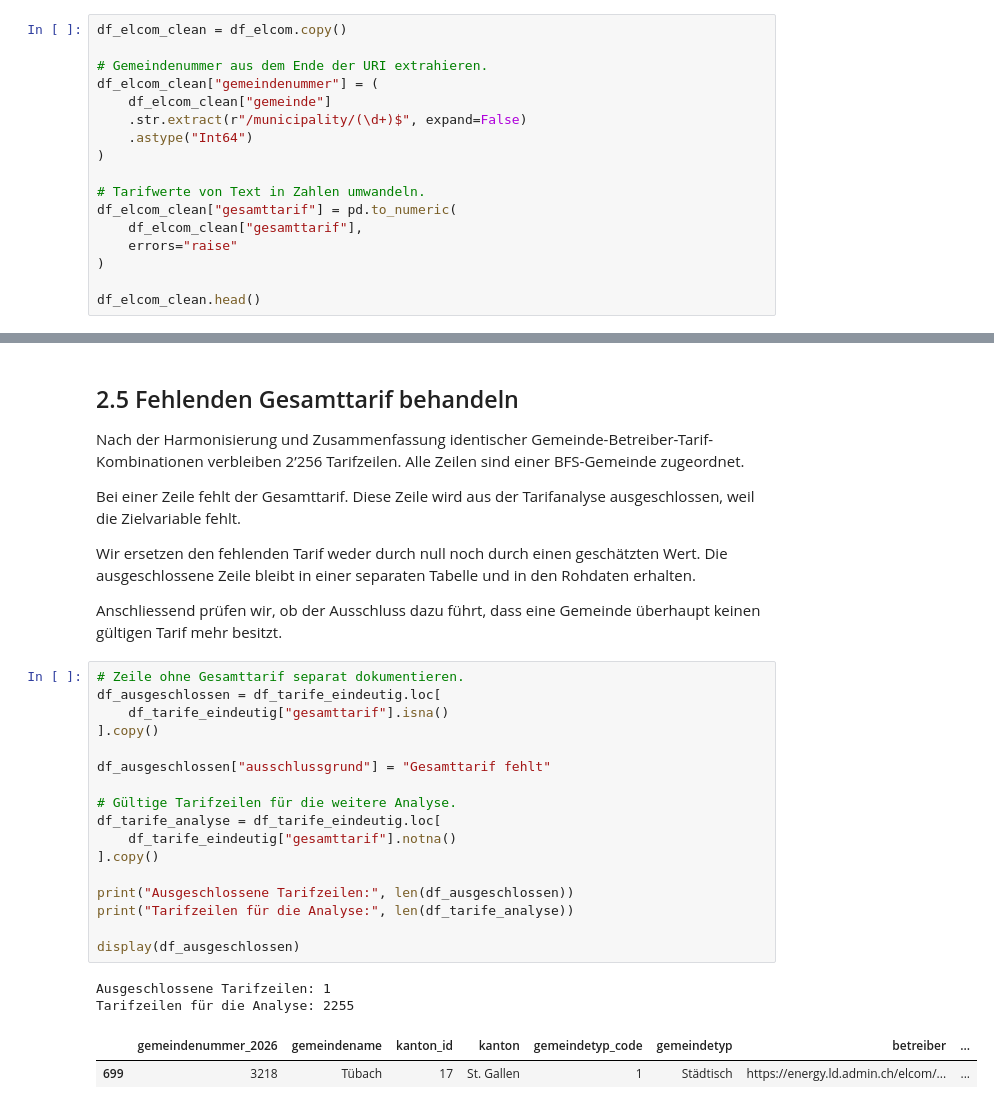
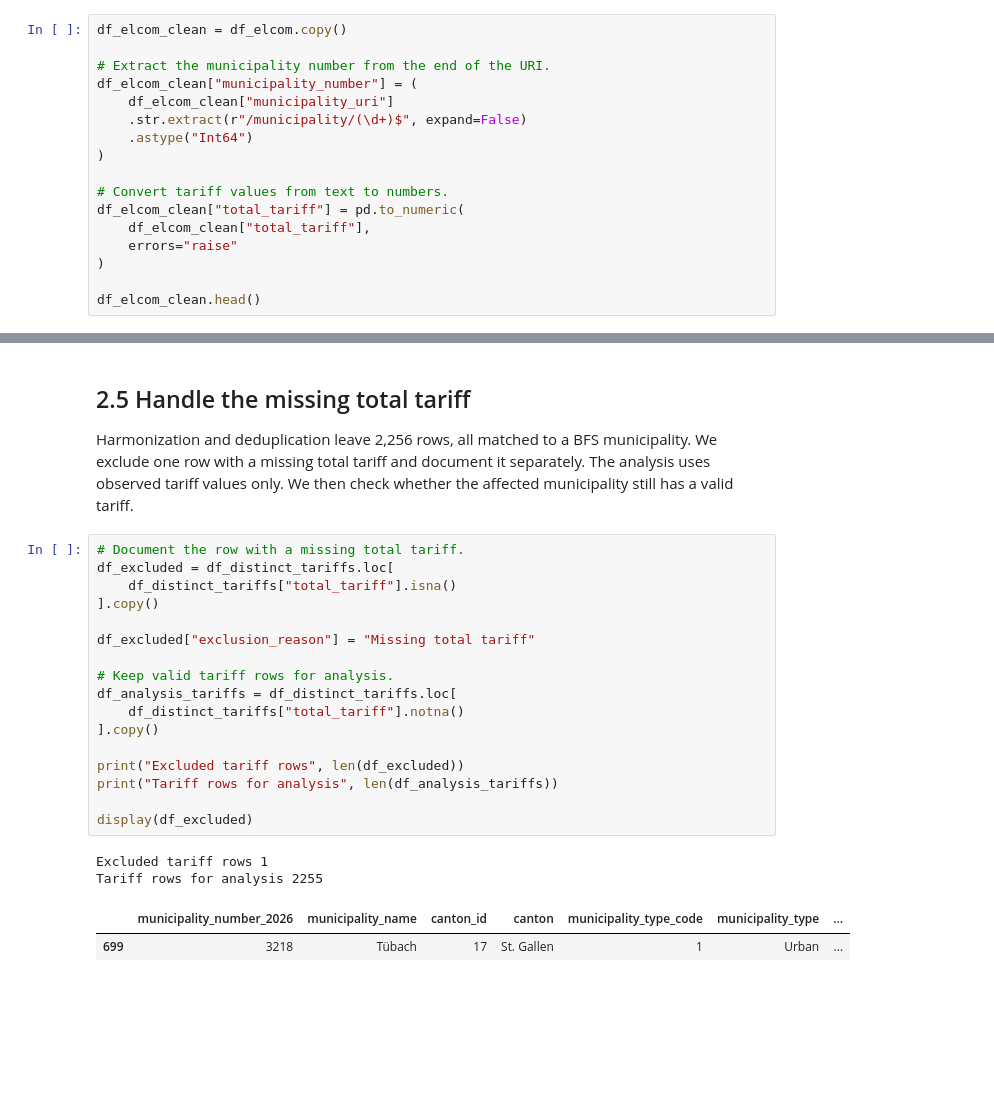
Before and after one commit to LEYERI/data-analytics-group-05, a Jupyter notebook: notebooks/02_data_preparation.ipynb, the cells around one changed output, grey strips where cells are left out. Cells and saved outputs as stored; diff of their text form; blank space fills up the shorter version.

```diff
--- a/notebooks/02_datenaufbereitung.ipynb
+++ b/notebooks/02_data_preparation.ipynb
@@ -114,16 +95,16 @@ Es werden noch keine Zeilen ausgeschlossen.
 # %%
 df_elcom_clean = df_elcom.copy()
 
-# Gemeindenummer aus dem Ende der URI extrahieren.
-df_elcom_clean["gemeindenummer"] = (
-    df_elcom_clean["gemeinde"]
+# Extract the municipality number from the end of the URI.
+df_elcom_clean["municipality_number"] = (
+    df_elcom_clean["municipality_uri"]
     .str.extract(r"/municipality/(\d+)$", expand=False)
     .astype("Int64")
 )
 
-# Tarifwerte von Text in Zahlen umwandeln.
-df_elcom_clean["gesamttarif"] = pd.to_numeric(
-    df_elcom_clean["gesamttarif"],
+# Convert tariff values from text to numbers.
+df_elcom_clean["total_tariff"] = pd.to_numeric(
+    df_elcom_clean["total_tariff"],
     errors="raise"
 )
 
@@ -730,41 +655,29 @@ display(
 | 33 | 1065 | Root | https://energy.ld.admin.ch/elcom/... | 25.414 |
 | 42 | 1065 | Root | https://energy.ld.admin.ch/elcom/... | 25.153 |
 # %% [markdown]
-## 2.5 Fehlenden Gesamttarif behandeln
+## 2.5 Handle the missing total tariff
 
-Nach der Harmonisierung und Zusammenfassung identischer
-Gemeinde-Betreiber-Tarif-Kombinationen verbleiben 2’256 Tarifzeilen.
-Alle Zeilen sind einer BFS-Gemeinde zugeordnet.
-
-Bei einer Zeile fehlt der Gesamttarif. Diese Zeile wird aus
-der Tarifanalyse ausgeschlossen, weil die Zielvariable fehlt.
-
-Wir ersetzen den fehlenden Tarif weder durch null noch durch
-einen geschätzten Wert. Die ausgeschlossene Zeile bleibt
-in einer separaten Tabelle und in den Rohdaten erhalten.
-
-Anschliessend prüfen wir, ob der Ausschluss dazu führt, dass
-eine Gemeinde überhaupt keinen gültigen Tarif mehr besitzt.
+Harmonization and deduplication leave 2,256 rows, all matched to a BFS municipality. We exclude one row with a missing total tariff and document it separately. The analysis uses observed tariff values only. We then check whether the affected municipality still has a valid tariff.
 # %%
-# Zeile ohne Gesamttarif separat dokumentieren.
-df_ausgeschlossen = df_tarife_eindeutig.loc[
-    df_tarife_eindeutig["gesamttarif"].isna()
+# Document the row with a missing total tariff.
+df_excluded = df_distinct_tariffs.loc[
+    df_distinct_tariffs["total_tariff"].isna()
 ].copy()
 
-df_ausgeschlossen["ausschlussgrund"] = "Gesamttarif fehlt"
+df_excluded["exclusion_reason"] = "Missing total tariff"
 
-# Gültige Tarifzeilen für die weitere Analyse.
-df_tarife_analyse = df_tarife_eindeutig.loc[
-    df_tarife_eindeutig["gesamttarif"].notna()
+# Keep valid tariff rows for analysis.
+df_analysis_tariffs = df_distinct_tariffs.loc[
+    df_distinct_tariffs["total_tariff"].notna()
 ].copy()
 
-print("Ausgeschlossene Tarifzeilen:", len(df_ausgeschlossen))
-print("Tarifzeilen für die Analyse:", len(df_tarife_analyse))
+print("Excluded tariff rows", len(df_excluded))
+print("Tariff rows for analysis", len(df_analysis_tariffs))
 
-display(df_ausgeschlossen)
+display(df_excluded)
 # %% [output]
-Ausgeschlossene Tarifzeilen: 1
-Tarifzeilen für die Analyse: 2255
+Excluded tariff rows 1
+Tariff rows for analysis 2255
-|  | gemeindenummer_2026 | gemeindename | kanton_id | kanton | gemeindetyp_code | gemeindetyp | betreiber | ... |
-| 699 | 3218 | Tübach | 17 | St. Gallen | 1 | Städtisch | https://energy.ld.admin.ch/elcom/... | ... |
+|  | municipality_number_2026 | municipality_name | canton_id | canton | municipality_type_code | municipality_type | ... |
+| 699 | 3218 | Tübach | 17 | St. Gallen | 1 | Urban | ... |
 # %%
```
Also changed, not shown: parts of 31 cells of this notebook, 47 other files.
